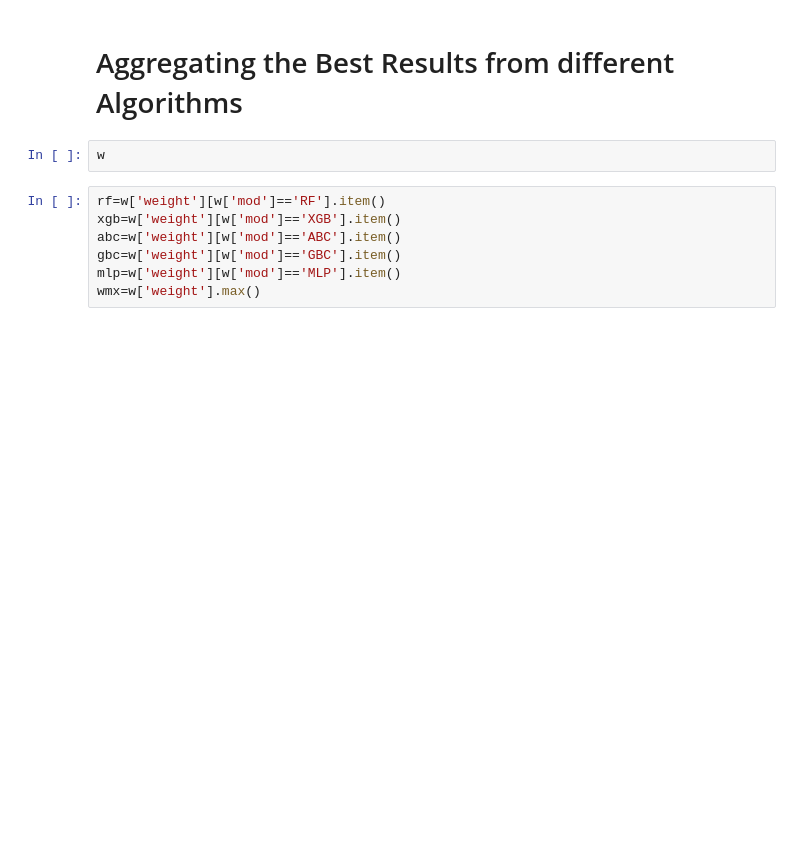
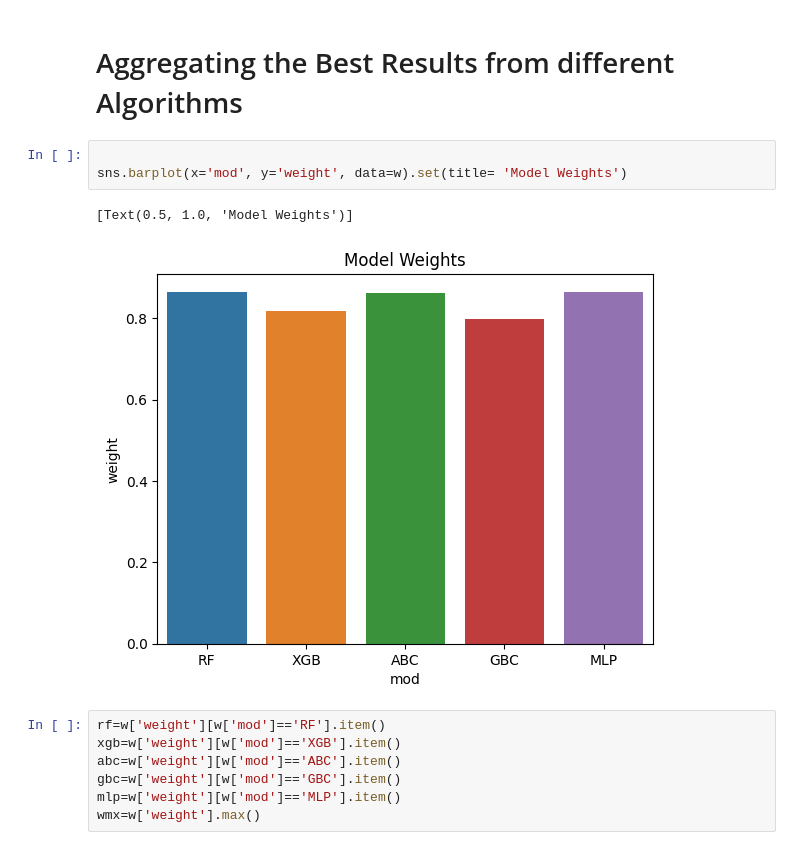
Before and after one commit to snajeebz/playground, a Jupyter notebook: binary-classification-machine-learning.ipynb, the cells around one changed output. Drawn from its saved outputs; the diff is of its cells as text; blank space fills up the shorter version.

```diff
--- a/binary-classification-machine-learning.ipynb
+++ b/binary-classification-machine-learning.ipynb
@@ -473,7 +490,11 @@ Fitting 3 folds for each of 4 candidates, totalling 12 fits
 # %% [markdown]
 # Aggregating the Best Results from different Algorithms
-# %%
-w
+# %%
+
+sns.barplot(x='mod', y='weight', data=w).set(title= 'Model Weights')
+# %% [output]
+[Text(0.5, 1.0, 'Model Weights')]
+[figure, added]
 # %%
 rf=w['weight'][w['mod']=='RF'].item()
 xgb=w['weight'][w['mod']=='XGB'].item()
```
Also changed, not shown: parts of 5 cells of this notebook.
